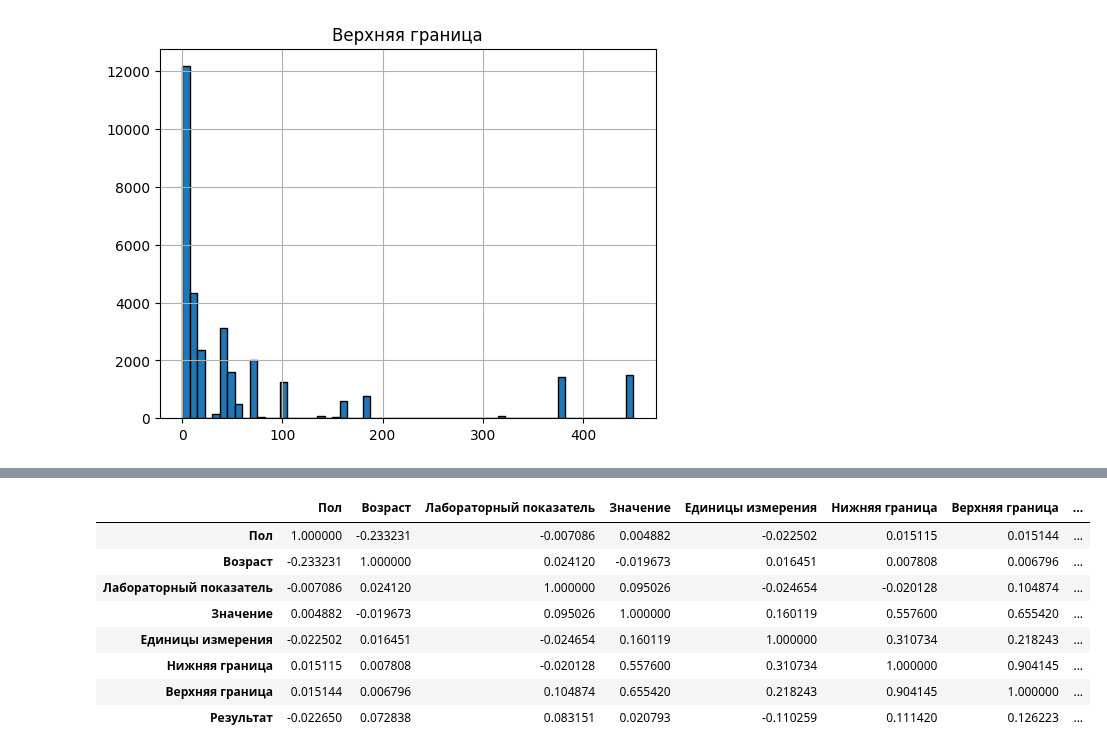
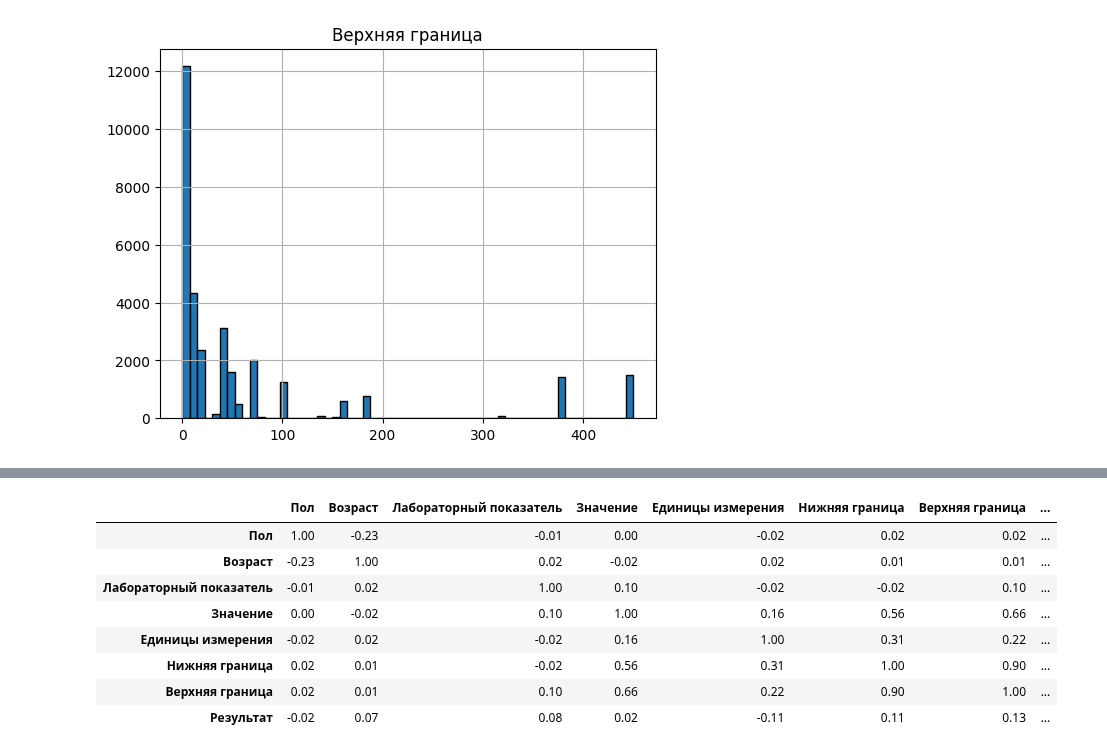
Before and after one commit to Rai1ag/Library, a Jupyter notebook: DSMED_Хакатон/project.ipynb, the cells around one changed output, grey strips where cells are left out. Saved outputs shown, nothing was run; the diff lists cells and outputs as text; code cells hidden in the pictures.

```diff
--- a/DSMED_Хакатон/project.ipynb
+++ b/DSMED_Хакатон/project.ipynb
@@ -851,13 +841,13 @@ project_df
 # %%
-# # Посмотрим корреляционные зависимости между признаками.
-# project_df.corr().round(2)
+# Посмотрим корреляционные зависимости между признаками.
+project_df.corr().round(2)
 # %% [output]
 |  | Пол | Возраст | Лабораторный показатель | Значение | Единицы измерения | Нижняя граница | Верхняя граница | ... |
-| Пол | 1.000000 | -0.233231 | -0.007086 | 0.004882 | -0.022502 | 0.015115 | 0.015144 | ... |
-| Возраст | -0.233231 | 1.000000 | 0.024120 | -0.019673 | 0.016451 | 0.007808 | 0.006796 | ... |
-| Лабораторный показатель | -0.007086 | 0.024120 | 1.000000 | 0.095026 | -0.024654 | -0.020128 | 0.104874 | ... |
-| Значение | 0.004882 | -0.019673 | 0.095026 | 1.000000 | 0.160119 | 0.557600 | 0.655420 | ... |
-| Единицы измерения | -0.022502 | 0.016451 | -0.024654 | 0.160119 | 1.000000 | 0.310734 | 0.218243 | ... |
-| Нижняя граница | 0.015115 | 0.007808 | -0.020128 | 0.557600 | 0.310734 | 1.000000 | 0.904145 | ... |
-| Верхняя граница | 0.015144 | 0.006796 | 0.104874 | 0.655420 | 0.218243 | 0.904145 | 1.000000 | ... |
-| Результат | -0.022650 | 0.072838 | 0.083151 | 0.020793 | -0.110259 | 0.111420 | 0.126223 | ... |
+| Пол | 1.00 | -0.23 | -0.01 | 0.00 | -0.02 | 0.02 | 0.02 | ... |
+| Возраст | -0.23 | 1.00 | 0.02 | -0.02 | 0.02 | 0.01 | 0.01 | ... |
+| Лабораторный показатель | -0.01 | 0.02 | 1.00 | 0.10 | -0.02 | -0.02 | 0.10 | ... |
+| Значение | 0.00 | -0.02 | 0.10 | 1.00 | 0.16 | 0.56 | 0.66 | ... |
+| Единицы измерения | -0.02 | 0.02 | -0.02 | 0.16 | 1.00 | 0.31 | 0.22 | ... |
+| Нижняя граница | 0.02 | 0.01 | -0.02 | 0.56 | 0.31 | 1.00 | 0.90 | ... |
+| Верхняя граница | 0.02 | 0.01 | 0.10 | 0.66 | 0.22 | 0.90 | 1.00 | ... |
+| Результат | -0.02 | 0.07 | 0.08 | 0.02 | -0.11 | 0.11 | 0.13 | ... |
```
Also changed, not shown: parts of 33 cells of this notebook.
